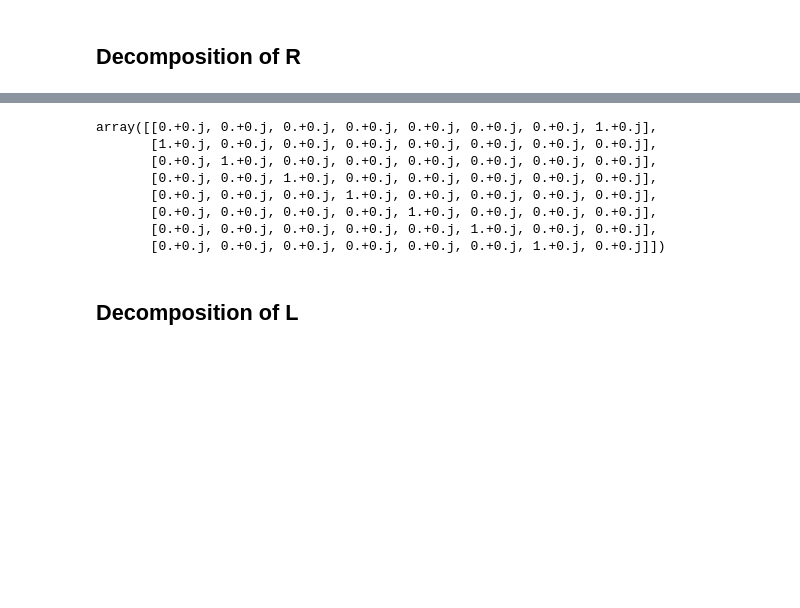
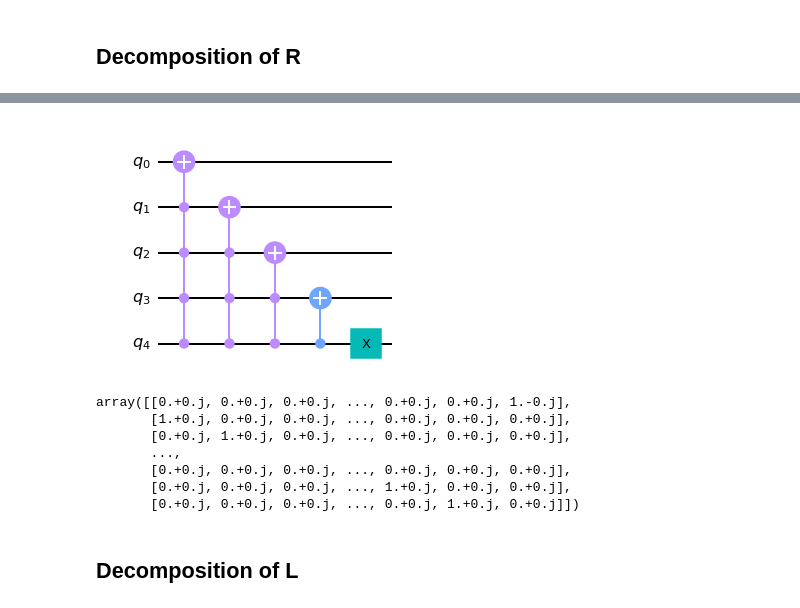
Before and after one commit to bgard1/Quantum-LBM, a Jupyter notebook: austin/l_r.ipynb, the cells around one changed output, grey strips where cells are left out. Drawn from its saved outputs; the diff is of its cells as text; code cells hidden in the pictures; blank space fills up the shorter version.

Commit message:
Add notebook with generalized L and R gates

```diff
--- a/austin/l_r.ipynb
+++ b/austin/l_r.ipynb
@@ -16,15 +18,26 @@ circ.draw()
+# %%
+n_qubits = 5
+circ = q.QuantumCircuit(n_qubits)
+# To generalize for M > 3, keep adding cc..ccx gates to continue the pattern
+for i in range(n_qubits):
+    if i == n_qubits-1:
+        circ.x(i)
+    else:
+        circ.mcx(list(range(i+1,n_qubits)), i)
+circ.draw()
+# %% [output]
+[figure, added]
 # %%
 C1 = q.quantum_info.Operator(circ.reverse_bits()).data
 np.around(C1, 4)
 # %% [output]
-array([[0.+0.j, 0.+0.j, 0.+0.j, 0.+0.j, 0.+0.j, 0.+0.j, 0.+0.j, 1.+0.j],
-       [1.+0.j, 0.+0.j, 0.+0.j, 0.+0.j, 0.+0.j, 0.+0.j, 0.+0.j, 0.+0.j],
-       [0.+0.j, 1.+0.j, 0.+0.j, 0.+0.j, 0.+0.j, 0.+0.j, 0.+0.j, 0.+0.j],
-       [0.+0.j, 0.+0.j, 1.+0.j, 0.+0.j, 0.+0.j, 0.+0.j, 0.+0.j, 0.+0.j],
-       [0.+0.j, 0.+0.j, 0.+0.j, 1.+0.j, 0.+0.j, 0.+0.j, 0.+0.j, 0.+0.j],
-       [0.+0.j, 0.+0.j, 0.+0.j, 0.+0.j, 1.+0.j, 0.+0.j, 0.+0.j, 0.+0.j],
-       [0.+0.j, 0.+0.j, 0.+0.j, 0.+0.j, 0.+0.j, 1.+0.j, 0.+0.j, 0.+0.j],
-       [0.+0.j, 0.+0.j, 0.+0.j, 0.+0.j, 0.+0.j, 0.+0.j, 1.+0.j, 0.+0.j]])
+array([[0.+0.j, 0.+0.j, 0.+0.j, ..., 0.+0.j, 0.+0.j, 1.-0.j],
+       [1.+0.j, 0.+0.j, 0.+0.j, ..., 0.+0.j, 0.+0.j, 0.+0.j],
+       [0.+0.j, 1.+0.j, 0.+0.j, ..., 0.+0.j, 0.+0.j, 0.+0.j],
+       ...,
+       [0.+0.j, 0.+0.j, 0.+0.j, ..., 0.+0.j, 0.+0.j, 0.+0.j],
+       [0.+0.j, 0.+0.j, 0.+0.j, ..., 1.+0.j, 0.+0.j, 0.+0.j],
+       [0.+0.j, 0.+0.j, 0.+0.j, ..., 0.+0.j, 1.+0.j, 0.+0.j]])
 # %% [markdown]
 ## Decomposition of L
 # %%
```
Also changed, not shown: parts of 3 cells of this notebook.
